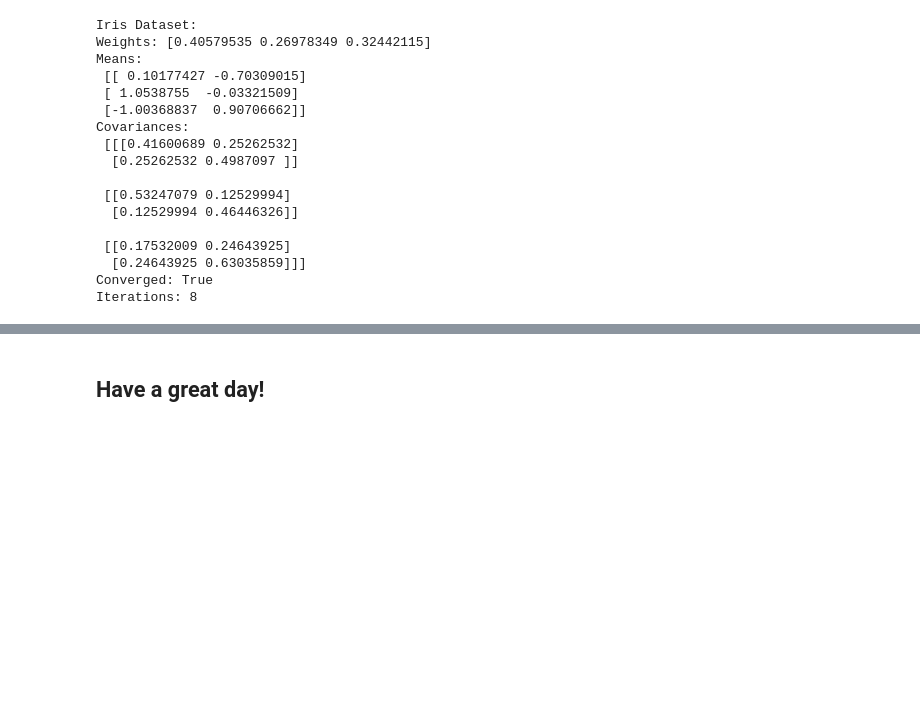
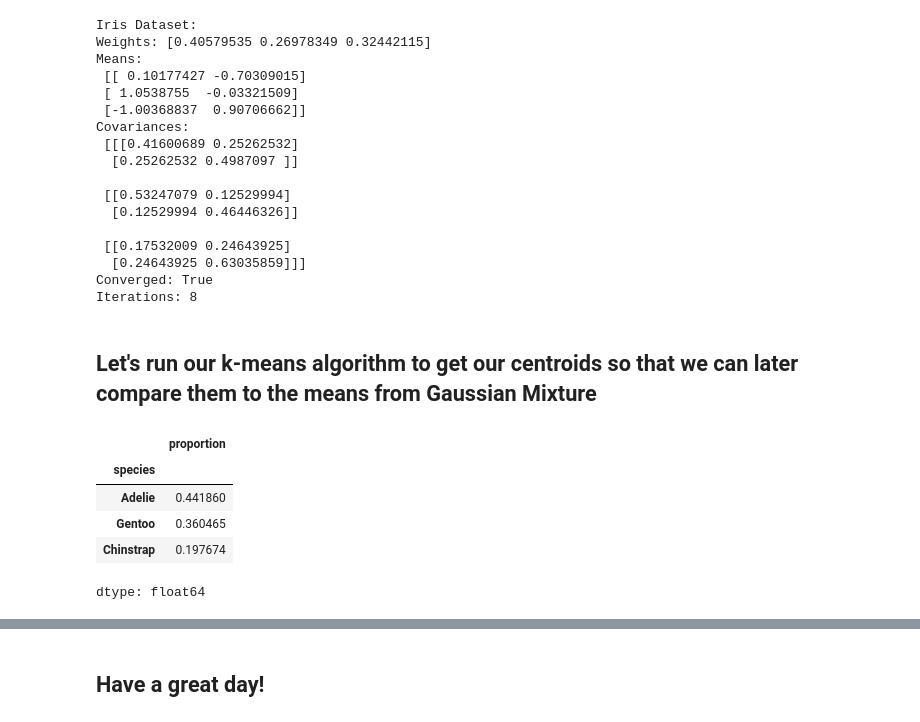
Before and after one commit to benmanjackson/CS290, a Jupyter notebook: GaussianMixtureModel.ipynb, the cells around one changed output, grey strips where cells are left out. Drawn from its saved outputs; the diff is of its cells as text; code cells hidden in the pictures; blank space fills up the shorter version.

Commit message:
Updated GaussianMixtureModel to meet requirements for 12/9/24 HW.

```diff
--- a/GaussianMixtureModel.ipynb
+++ b/GaussianMixtureModel.ipynb
@@ -162,3 +168,21 @@ Covariances:
   [0.24643925 0.63035859]]]
 Converged: True
 Iterations: 8
+# %% [markdown]
+## Let's run our k-means algorithm to get our centroids so that we can later compare them to the means from Gaussian Mixture
+# %%
+from sklearn.cluster import KMeans
+import numpy as np
+import seaborn as sns
+from sklearn.metrics import confusion_matrix
+df_kmeans_penguins = pd.read_csv("https://github.com/benmanjackson/CS290/raw/refs/heads/main/penguins.csv")
+# %%
+priors = df_kmeans_penguins["species"].value_counts( normalize=True )
+priors
+# %% [output]
+|  | proportion |
+| species |  |
+| Adelie | 0.441860 |
+| Gentoo | 0.360465 |
+| Chinstrap | 0.197674 |
+dtype: float64
```
Also changed, not shown: parts of 15 cells of this notebook.
